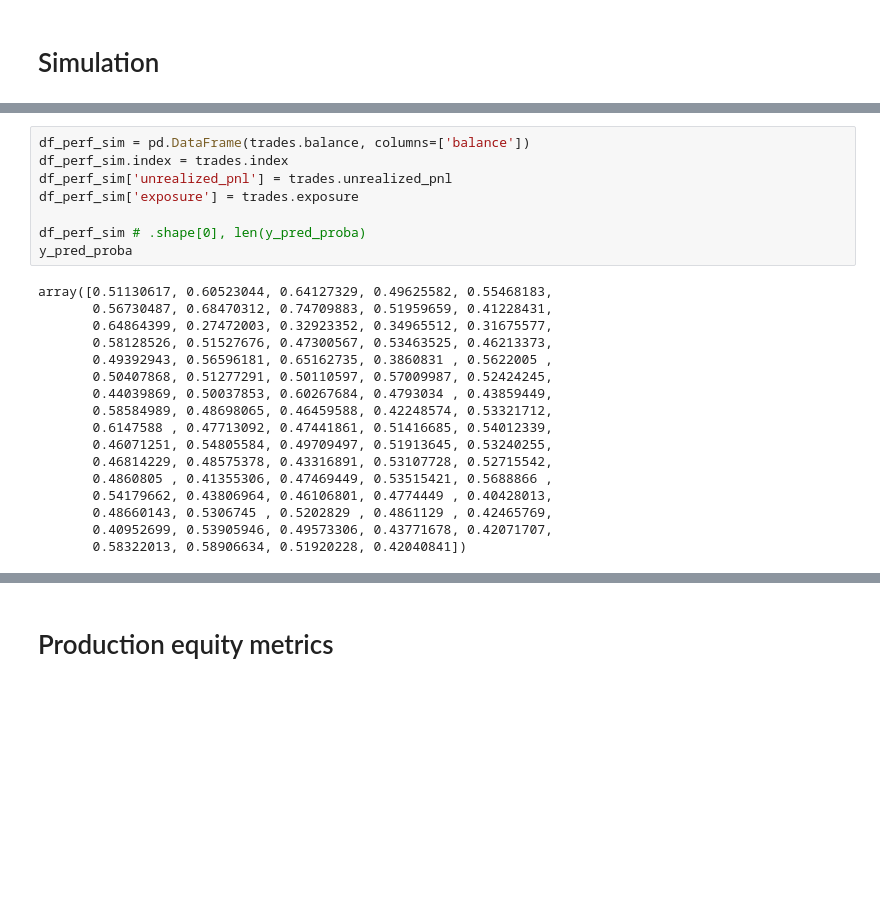
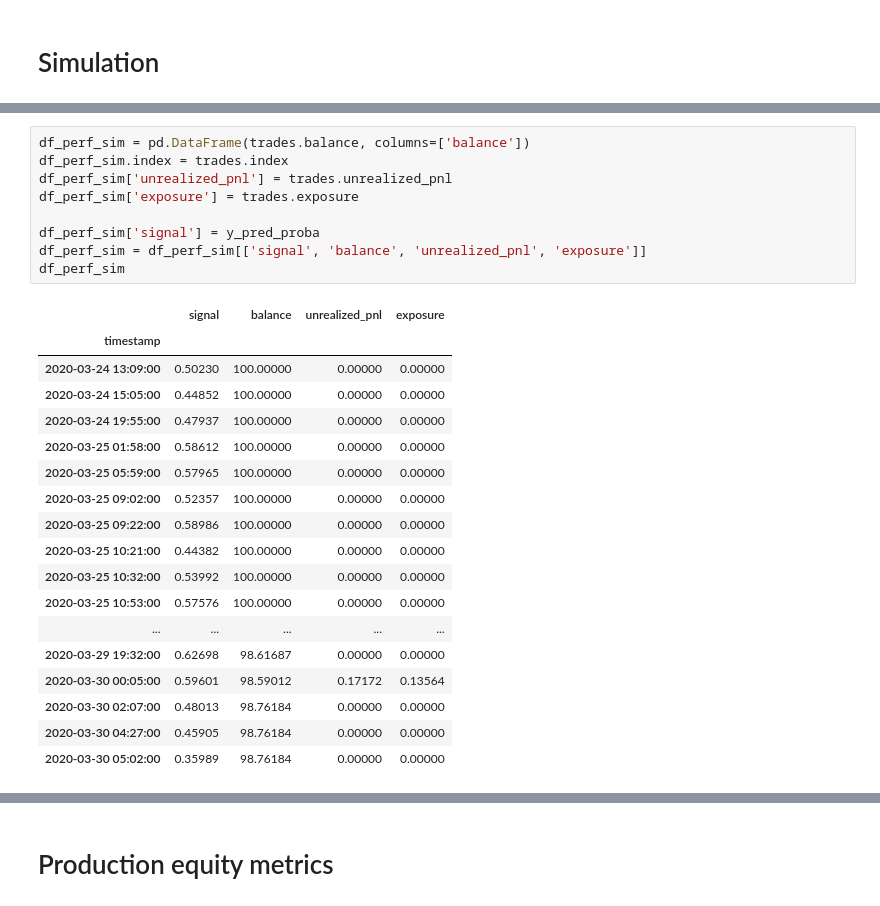
Before and after one commit to tartakovsky-archive/rcdb_dashboard, a Jupyter notebook: data/results/trading_results.ipynb, the cells around one changed output, grey strips where cells are left out. Cells and saved outputs as stored; diff of their text form; blank space fills up the shorter version.

```diff
--- a/data/results/trading_results.ipynb
+++ b/data/results/trading_results.ipynb
@@ -648,27 +660,30 @@ Expected loss: 0.02201460558593496
 # %%
 df_perf_sim = pd.DataFrame(trades.balance, columns=['balance'])
 df_perf_sim.index = trades.index
 df_perf_sim['unrealized_pnl'] = trades.unrealized_pnl
 df_perf_sim['exposure'] = trades.exposure
 
-df_perf_sim # .shape[0], len(y_pred_proba)
-y_pred_proba
+df_perf_sim['signal'] = y_pred_proba
+df_perf_sim = df_perf_sim[['signal', 'balance', 'unrealized_pnl', 'exposure']]
+df_perf_sim
 # %% [output]
-array([0.51130617, 0.60523044, 0.64127329, 0.49625582, 0.55468183,
-       0.56730487, 0.68470312, 0.74709883, 0.51959659, 0.41228431,
-       0.64864399, 0.27472003, 0.32923352, 0.34965512, 0.31675577,
-       0.58128526, 0.51527676, 0.47300567, 0.53463525, 0.46213373,
-       0.49392943, 0.56596181, 0.65162735, 0.3860831 , 0.5622005 ,
-       0.50407868, 0.51277291, 0.50110597, 0.57009987, 0.52424245,
-       0.44039869, 0.50037853, 0.60267684, 0.4793034 , 0.43859449,
-       0.58584989, 0.48698065, 0.46459588, 0.42248574, 0.53321712,
-       0.6147588 , 0.47713092, 0.47441861, 0.51416685, 0.54012339,
-       0.46071251, 0.54805584, 0.49709497, 0.51913645, 0.53240255,
-       0.46814229, 0.48575378, 0.43316891, 0.53107728, 0.52715542,
-       0.4860805 , 0.41355306, 0.47469449, 0.53515421, 0.5688866 ,
-       0.54179662, 0.43806964, 0.46106801, 0.4774449 , 0.40428013,
-       0.48660143, 0.5306745 , 0.5202829 , 0.4861129 , 0.42465769,
-       0.40952699, 0.53905946, 0.49573306, 0.43771678, 0.42071707,
-       0.58322013, 0.58906634, 0.51920228, 0.42040841])
+|  | signal | balance | unrealized_pnl | exposure |
+| timestamp |  |  |  |  |
+| 2020-03-24 13:09:00 | 0.50230 | 100.00000 | 0.00000 | 0.00000 |
+| 2020-03-24 15:05:00 | 0.44852 | 100.00000 | 0.00000 | 0.00000 |
+| 2020-03-24 19:55:00 | 0.47937 | 100.00000 | 0.00000 | 0.00000 |
+| 2020-03-25 01:58:00 | 0.58612 | 100.00000 | 0.00000 | 0.00000 |
+| 2020-03-25 05:59:00 | 0.57965 | 100.00000 | 0.00000 | 0.00000 |
+| 2020-03-25 09:02:00 | 0.52357 | 100.00000 | 0.00000 | 0.00000 |
+| 2020-03-25 09:22:00 | 0.58986 | 100.00000 | 0.00000 | 0.00000 |
+| 2020-03-25 10:21:00 | 0.44382 | 100.00000 | 0.00000 | 0.00000 |
+| 2020-03-25 10:32:00 | 0.53992 | 100.00000 | 0.00000 | 0.00000 |
+| 2020-03-25 10:53:00 | 0.57576 | 100.00000 | 0.00000 | 0.00000 |
+| ... | ... | ... | ... | ... |
+| 2020-03-29 19:32:00 | 0.62698 | 98.61687 | 0.00000 | 0.00000 |
+| 2020-03-30 00:05:00 | 0.59601 | 98.59012 | 0.17172 | 0.13564 |
+| 2020-03-30 02:07:00 | 0.48013 | 98.76184 | 0.00000 | 0.00000 |
+| 2020-03-30 04:27:00 | 0.45905 | 98.76184 | 0.00000 | 0.00000 |
+| 2020-03-30 05:02:00 | 0.35989 | 98.76184 | 0.00000 | 0.00000 |
 # %%
 df_performance['signal'].values
```
Also changed, not shown: parts of 13 cells of this notebook, 2 other files.
